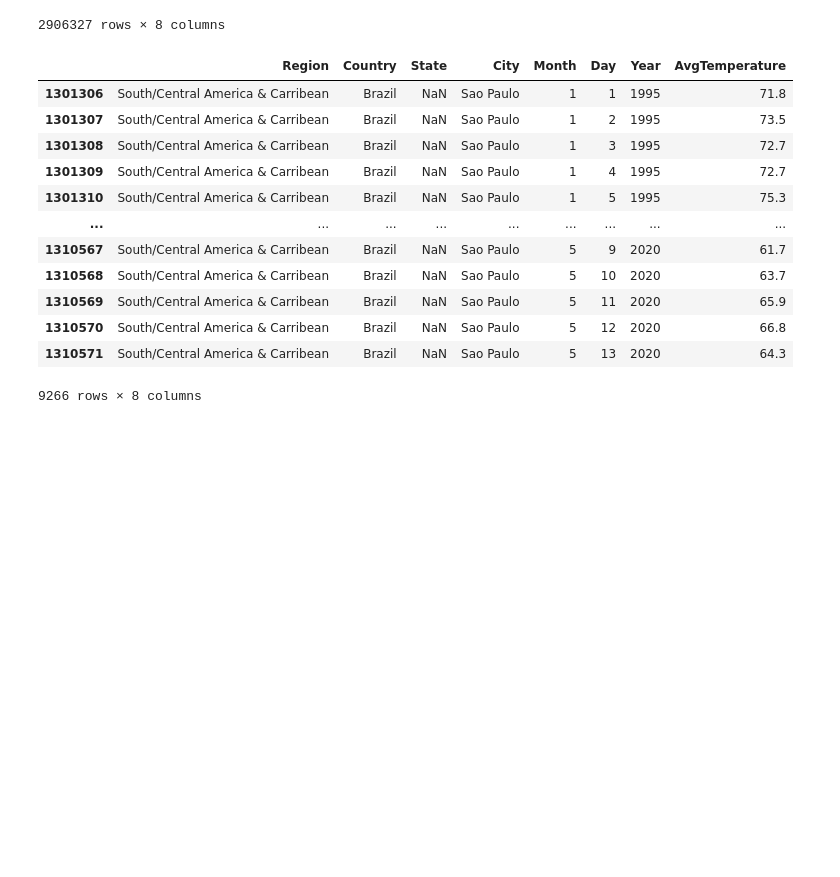
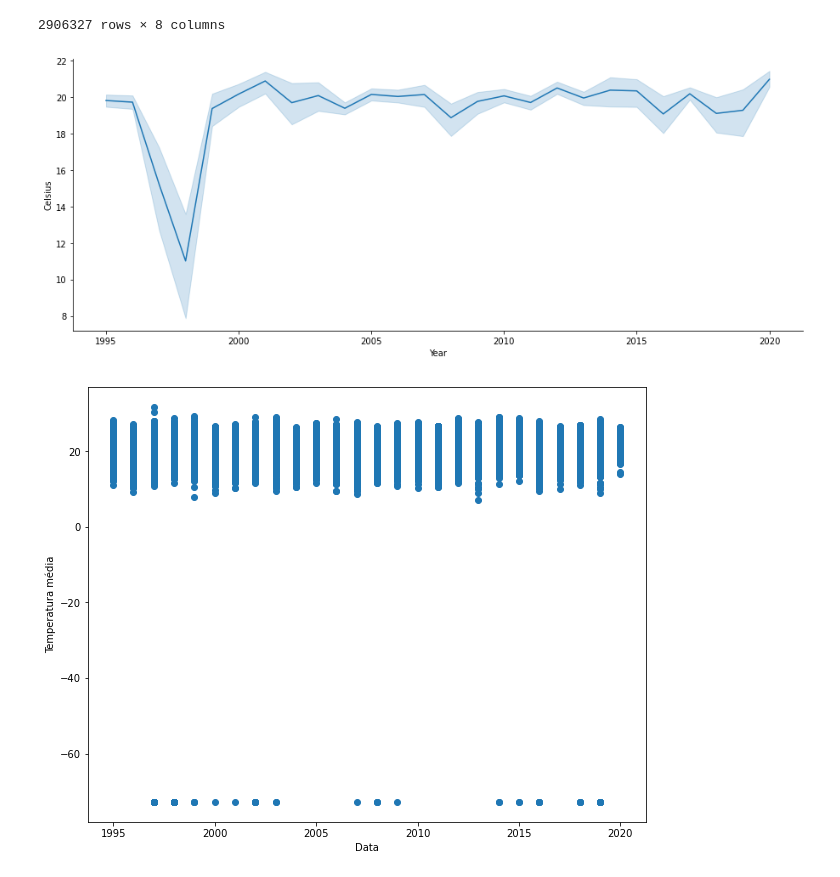
Before and after one commit to RodrigoEGC/infnet-bloco-iot-projeto-de-bloco, a Jupyter notebook: Code/DataPrep/DataPrep_SP.ipynb, the cells around one changed output. Saved outputs shown, nothing was run; the diff lists cells and outputs as text; code cells hidden in the pictures; blank space fills up the shorter version.

```diff
--- a/Code/DataPrep/DataPrep_SP.ipynb
+++ b/Code/DataPrep/DataPrep_SP.ipynb
@@ -19,20 +22,26 @@ data
 | 2906326 | North America | US | Additional Territories | San Juan Puerto Rico | 7 | 31 | 2013 | 83.6 |
 2906327 rows × 8 columns
 # %%
+def f(temp):
+    temp = (temp - 32) * 5/9
+    return float(temp)
+
 Brasil = data[(data['Country'] == 'Brazil')]
 SP = Brasil[(Brasil['City'] == 'Sao Paulo')]
+SP = SP.dropna(axis="columns", how="any")
+SP['Celsius'] = SP['AvgTemperature'].apply(f)
+SP = SP.drop(columns=['AvgTemperature'])
+
+sns.relplot(data = SP, x = 'Year', y = 'Celsius', label = 'São Paulo',kind="line",height=5, aspect=2.5 )
+
+fig, ax = plt.subplots(figsize = (10,8))
+ax.scatter(SP['Year'], SP['Celsius'])
+ax.set_xlabel('Data')
+ax.set_ylabel('Temperatura média')
+plt.show()
+
 SP
+SP.to_csv('SP.csv', encoding='utf-8')
 # %% [output]
-|  | Region | Country | State | City | Month | Day | Year | AvgTemperature |
-| 1301306 | South/Central America & Carribean | Brazil | NaN | Sao Paulo | 1 | 1 | 1995 | 71.8 |
-| 1301307 | South/Central America & Carribean | Brazil | NaN | Sao Paulo | 1 | 2 | 1995 | 73.5 |
-| 1301308 | South/Central America & Carribean | Brazil | NaN | Sao Paulo | 1 | 3 | 1995 | 72.7 |
-| 1301309 | South/Central America & Carribean | Brazil | NaN | Sao Paulo | 1 | 4 | 1995 | 72.7 |
-| 1301310 | South/Central America & Carribean | Brazil | NaN | Sao Paulo | 1 | 5 | 1995 | 75.3 |
-| ... | ... | ... | ... | ... | ... | ... | ... | ... |
-| 1310567 | South/Central America & Carribean | Brazil | NaN | Sao Paulo | 5 | 9 | 2020 | 61.7 |
-| 1310568 | South/Central America & Carribean | Brazil | NaN | Sao Paulo | 5 | 10 | 2020 | 63.7 |
-| 1310569 | South/Central America & Carribean | Brazil | NaN | Sao Paulo | 5 | 11 | 2020 | 65.9 |
-| 1310570 | South/Central America & Carribean | Brazil | NaN | Sao Paulo | 5 | 12 | 2020 | 66.8 |
-| 1310571 | South/Central America & Carribean | Brazil | NaN | Sao Paulo | 5 | 13 | 2020 | 64.3 |
-9266 rows × 8 columns
+[figure, added]
+[figure, added]
```
Also changed, not shown: parts of 1 cell of this notebook.
